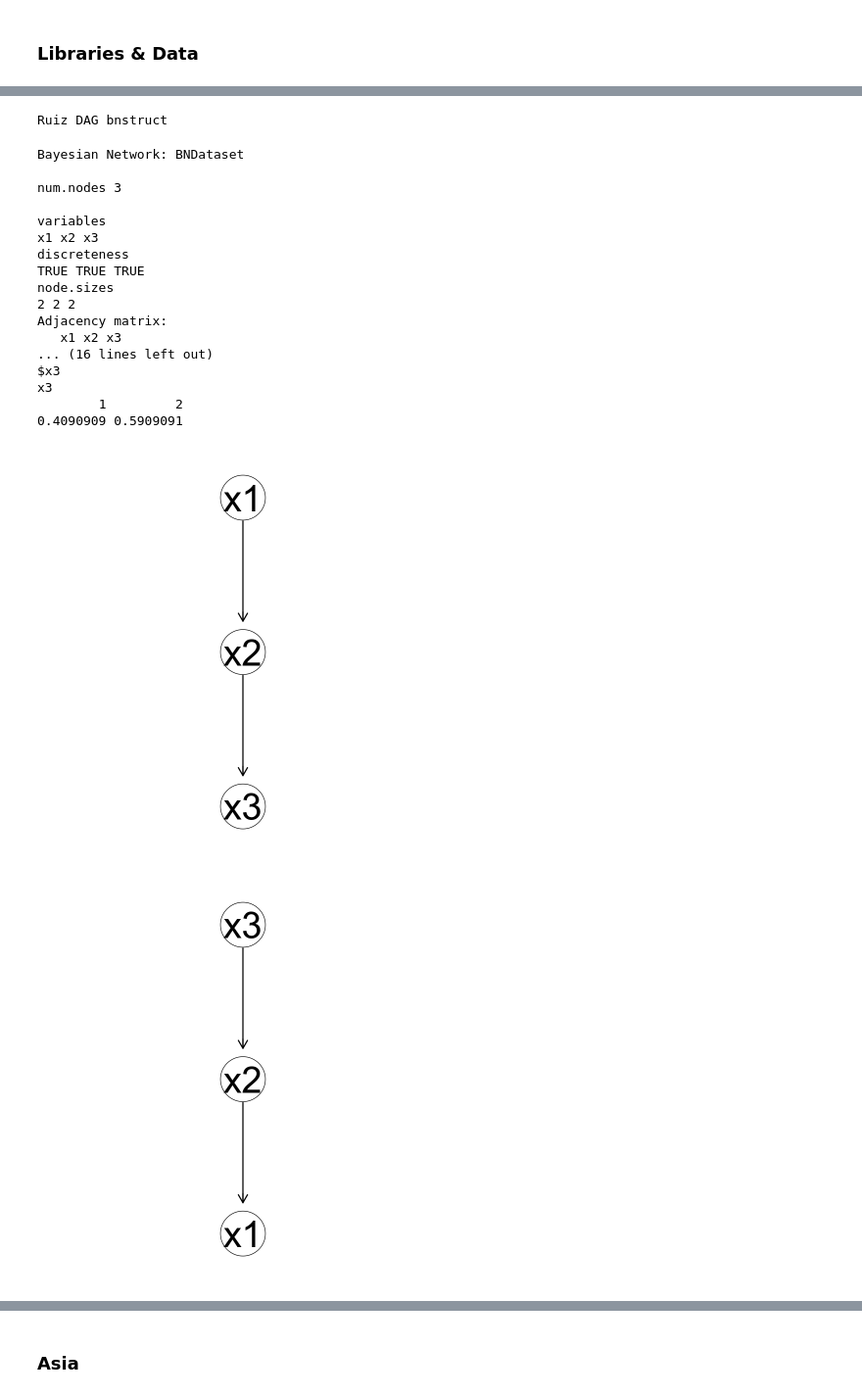
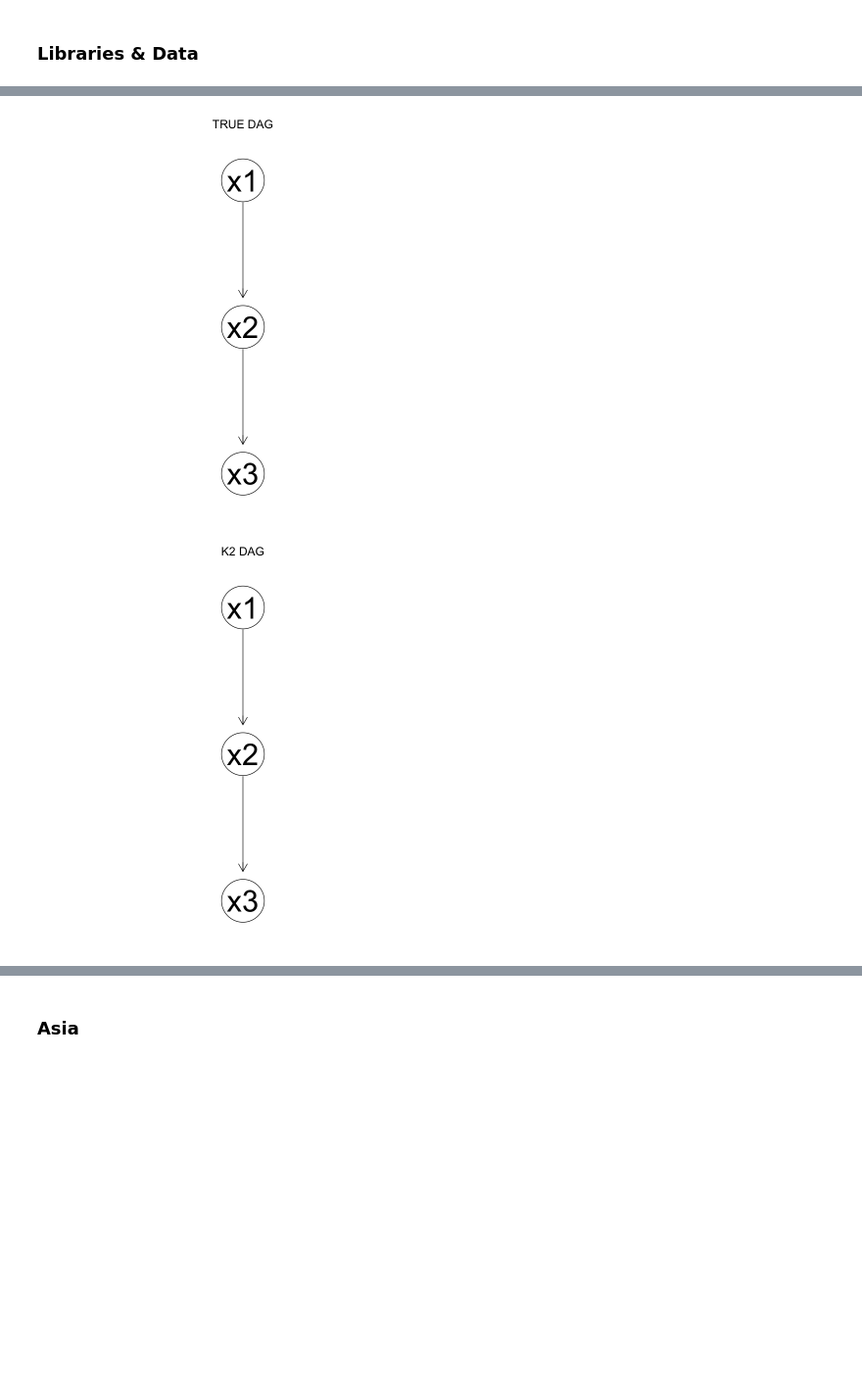
Before and after one commit to filippobezzi/bayesian_networks, a Jupyter notebook: part3_comparison.ipynb, the cells around one changed output, grey strips where cells are left out. Shown at 98% size. Saved outputs shown, nothing was run; the diff lists cells and outputs as text; code cells hidden in the pictures; blank space fills up the shorter version.

Commit message:
BN Structure Comparison

```diff
--- a/part3_comparison.ipynb
+++ b/part3_comparison.ipynb
@@ -88 +58,12 @@ bnstruct :: parameter learning done.
+# %%
+#BN structures from documentation.
+ruiz.true.dag <- model2network("[x1][x2|x1][x3|x2]")
+asia.true.dag <- bn.net(bnlearn::read.bif("asia/asia.bif"))
+child.true.dag <- bn.net(bnlearn::read.bif("child/child.bif"))
+sachs.true.dag <- bn.net(bnlearn::read.bif("sachs/sachs.bif"))
+
+# plot(ruiz.true.dag, main = "Ruiz True DAG")
+# plot(asia.true, main = "Asia True DAG")
+# plot(child.true, main = "Child True DAG")
+# plot(sachs.true, main = "Sachs (True DAG")
 # %% [markdown]
@@ -97,8 +135,5 @@ bnstruct :: parameter learning done.
 ### Ruiz
 # %%
-### RUIZ ####
-cat("Ruiz DAG man-K2"); ruiz_man_bs;
-cat("Ruiz DAG bnstruct"); ruiz_net_bs
-plot(ruiz_man_bs, main = "Ruiz DAG man-K2")
-plot(ruiz_net_bs, main = "Ruiz DAG bnstruct")
+######## K2 ########
+graphviz.compare(ruiz.true.dag, ruiz_net$dag, layout="dot", shape="circle", main = c("TRUE DAG", "K2 DAG"))
 # %% [output]
@@ -124,20 +140,2 @@ NULL
-Ruiz DAG bnstruct
-Bayesian Network: BNDataset
-
-num.nodes 3
-
-variables
-x1 x2 x3
-discreteness
-TRUE TRUE TRUE
-node.sizes
-2 2 2
-Adjacency matrix:
-   x1 x2 x3
-... (16 lines left out)
-$x3
-x3
-        1         2
-0.4090909 0.5909091
-[figure, old version]
+[figure, new version]
-[figure, old version]
+[figure, new version]
```
Also changed, not shown: parts of 34 cells of this notebook, 1 other file.
